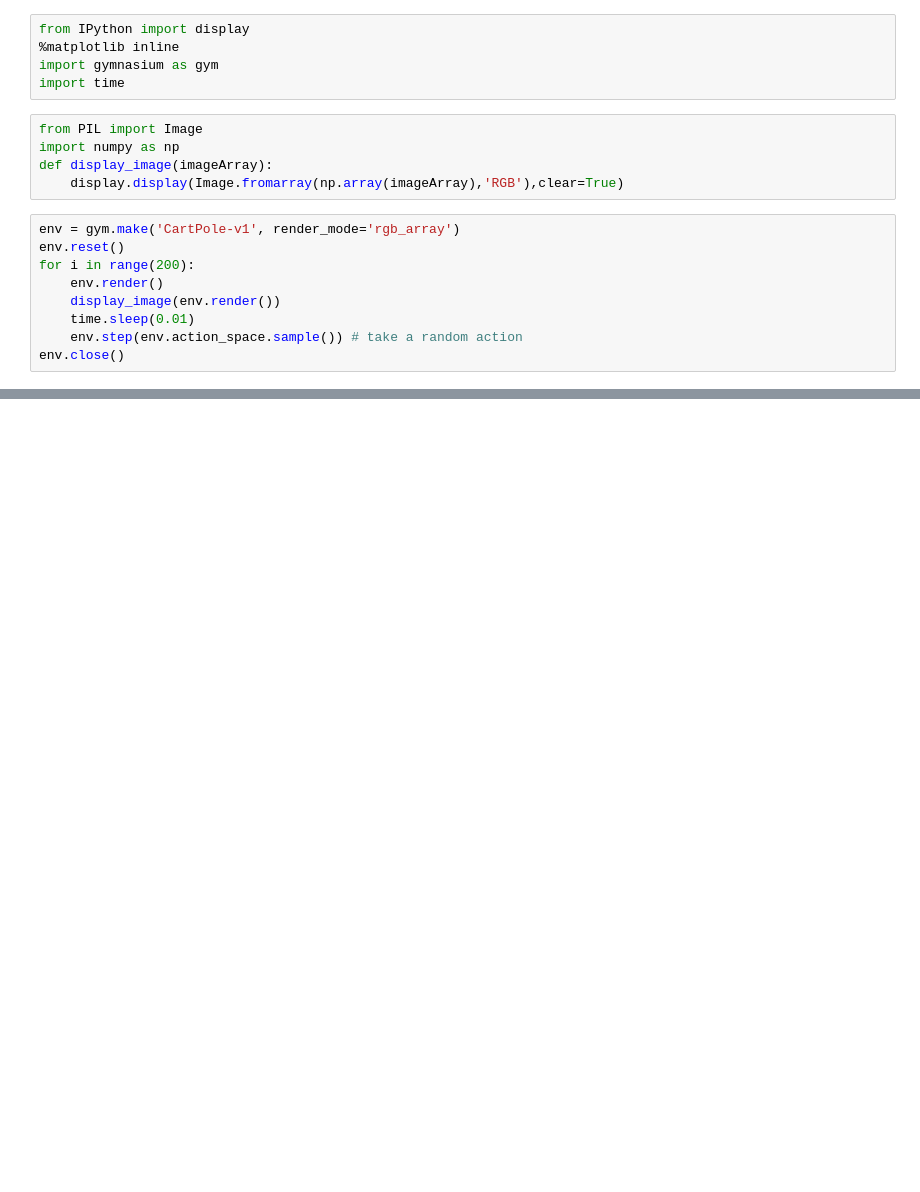
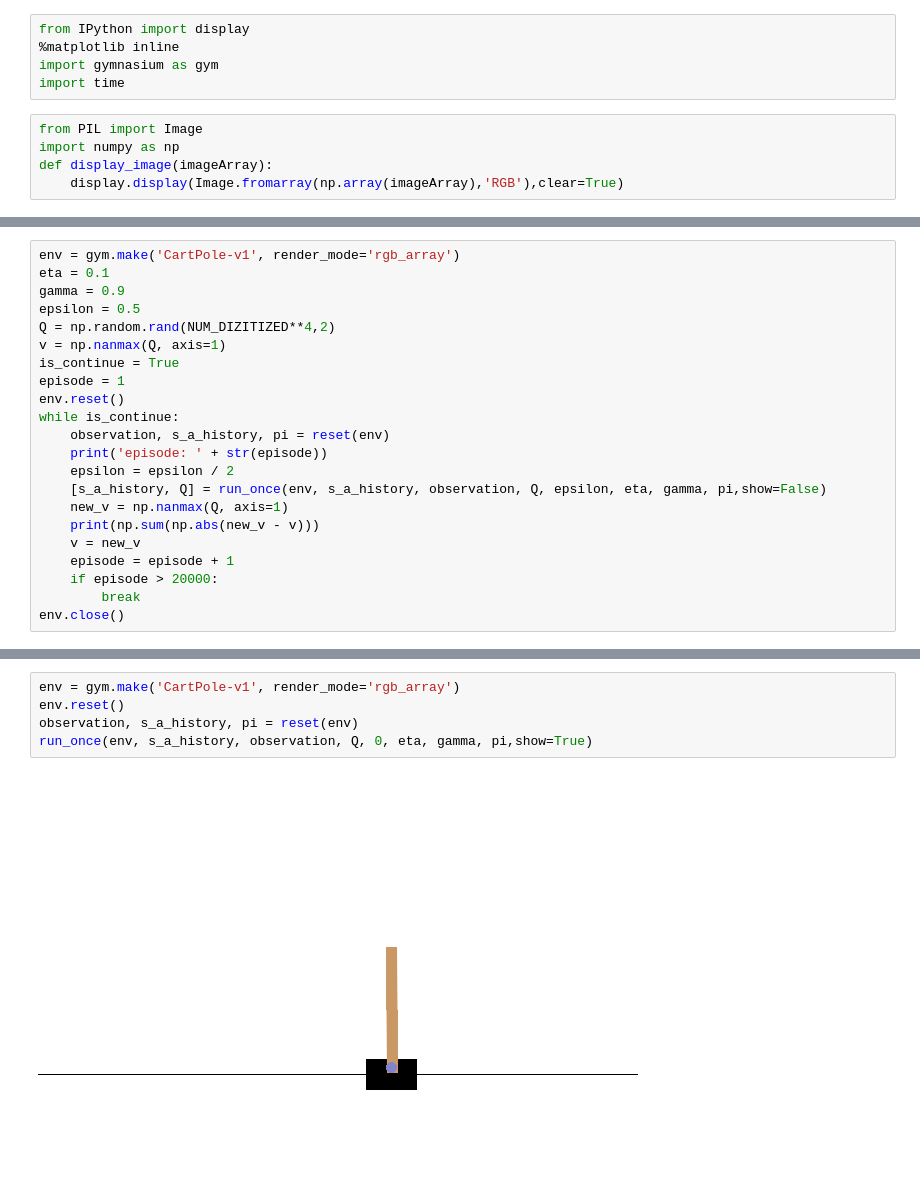
Before and after one commit to galaxy8691/learn_reinforcement, a Jupyter notebook: gym2-cartpole.ipynb, the cells around one changed output, grey strips where cells are left out. Saved outputs shown, nothing was run; the diff lists cells and outputs as text; blank space fills up the shorter version.

```diff
--- a/gym2-cartpole.ipynb
+++ b/gym2-cartpole.ipynb
@@ -8,12 +8,3 @@ from PIL import Image
 import numpy as np
 def display_image(imageArray):
     display.display(Image.fromarray(np.array(imageArray),'RGB'),clear=True)
-# %%
-env = gym.make('CartPole-v1', render_mode='rgb_array')
-env.reset()
-for i in range(200):
-    env.render()
-    display_image(env.render())
-    time.sleep(0.01)
-    env.step(env.action_space.sample()) # take a random action
-env.close()
@@ -21,0 +86,22 @@ env.close()
+# %%
+env = gym.make('CartPole-v1', render_mode='rgb_array')
+eta = 0.1
+gamma = 0.9
+epsilon = 0.5
+Q = np.random.rand(NUM_DIZITIZED**4,2)
+v = np.nanmax(Q, axis=1)
+is_continue = True
+episode = 1
+env.reset()
+while is_continue:
+    observation, s_a_history, pi = reset(env)
+    print('episode: ' + str(episode))
+    epsilon = epsilon / 2
+    [s_a_history, Q] = run_once(env, s_a_history, observation, Q, epsilon, eta, gamma, pi,show=False)
+    new_v = np.nanmax(Q, axis=1)
+    print(np.sum(np.abs(new_v - v)))
+    v = new_v
+    episode = episode + 1
+    if episode > 20000:
+        break
+env.close()
@@ -21,0 +143,7 @@ env.close()
+# %%
+env = gym.make('CartPole-v1', render_mode='rgb_array')
+env.reset()
+observation, s_a_history, pi = reset(env)
+run_once(env, s_a_history, observation, Q, 0, eta, gamma, pi,show=True)
+# %% [output]
+[figure, added]
```
Also changed, not shown: parts of 4 cells of this notebook, 1 other file.
